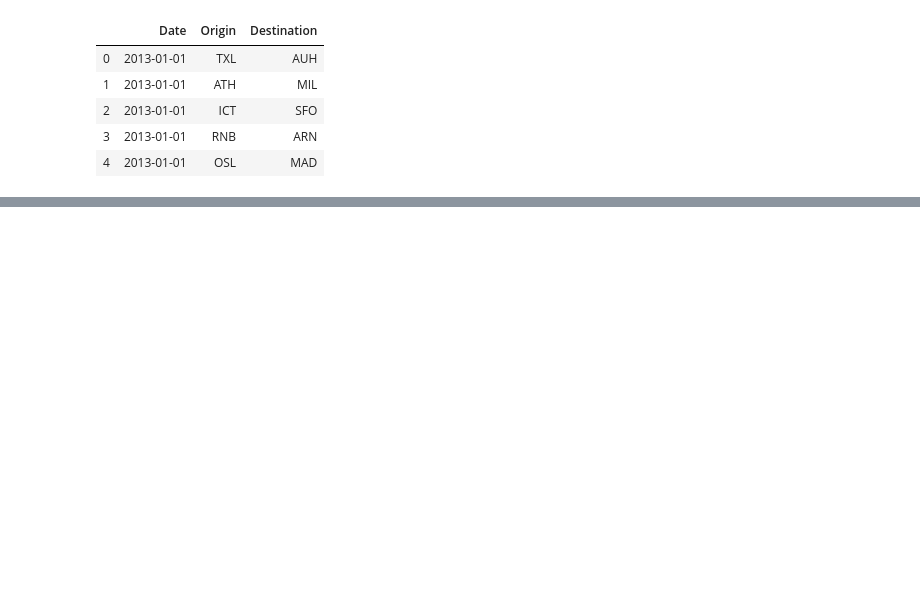
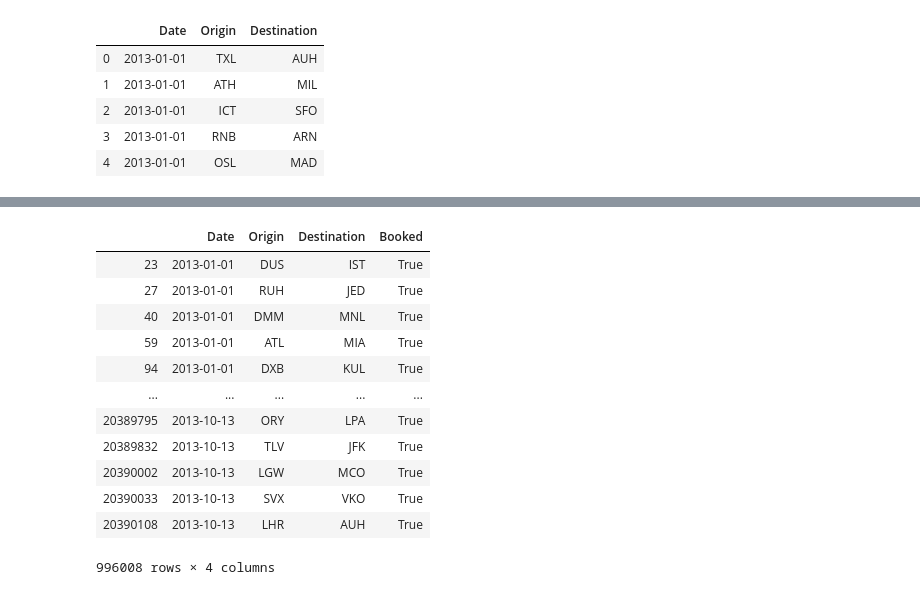
Before and after one commit to daniel-isidro/amadeus_challenge, a Jupyter notebook: amadeus_challenge.ipynb, the cells around one changed output, grey strips where cells are left out. Drawn from its saved outputs; the diff is of its cells as text; code cells hidden in the pictures; blank space fills up the shorter version.

```diff
--- a/amadeus_challenge.ipynb
+++ b/amadeus_challenge.ipynb
@@ -770,4 +771,5 @@ df_searches.head()
 | 3 | 2013-01-01 | RNB | ARN |
 | 4 | 2013-01-01 | OSL | MAD |
 # %%
-df_searches['booked'] = (df_searches['Origin'] + ' ' + df_searches['Destination']).isin(df_bookings['ports'])
+df_searches['Booked'] = (df_searches['Date'] + df_searches['Origin'] + df_searches['Destination']) \
+    .isin(df_bookings['date_ports'])
@@ -808,0 +785,16 @@ str
+# %%
+df_searches[df_searches['Booked'] == True] #996007 búsquedas se convirtieron en bookins el mismo día
+# %% [output]
+|  | Date | Origin | Destination | Booked |
+| 23 | 2013-01-01 | DUS | IST | True |
+| 27 | 2013-01-01 | RUH | JED | True |
+| 40 | 2013-01-01 | DMM | MNL | True |
+| 59 | 2013-01-01 | ATL | MIA | True |
+| 94 | 2013-01-01 | DXB | KUL | True |
+| ... | ... | ... | ... | ... |
+| 20389795 | 2013-10-13 | ORY | LPA | True |
+| 20389832 | 2013-10-13 | TLV | JFK | True |
+| 20390002 | 2013-10-13 | LGW | MCO | True |
+| 20390033 | 2013-10-13 | SVX | VKO | True |
+| 20390108 | 2013-10-13 | LHR | AUH | True |
+996008 rows × 4 columns
```
Also changed, not shown: parts of 8 cells of this notebook.
